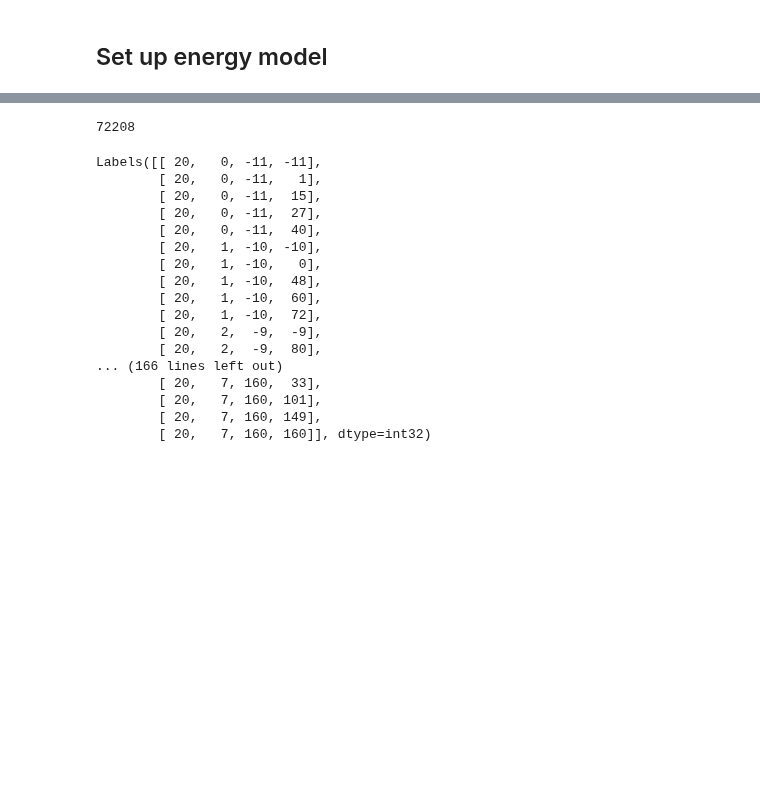
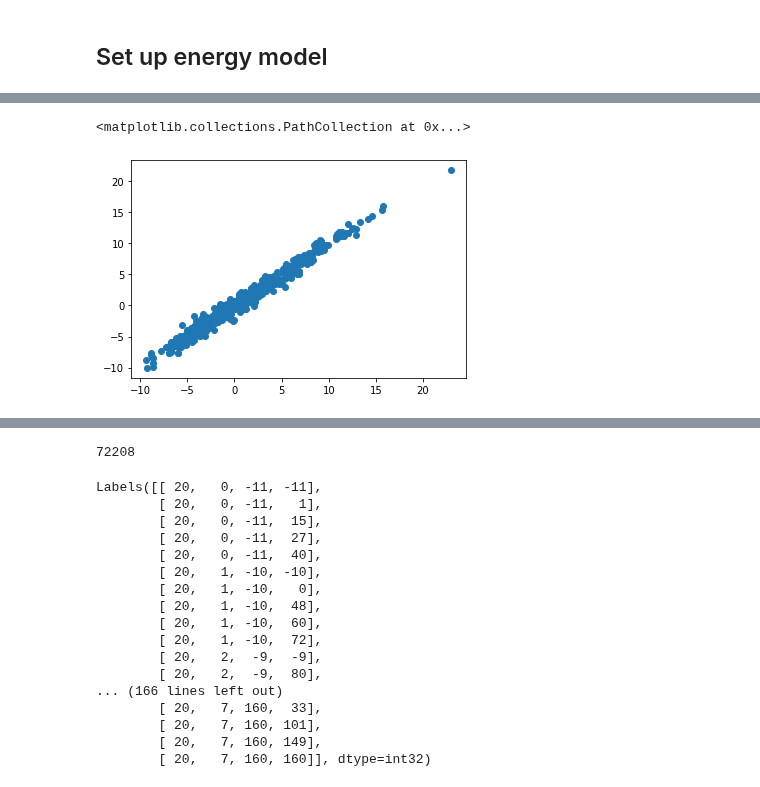
Before and after one commit to lab-cosmo/equistore-examples, a Jupyter notebook: carbon_bisp.ipynb, the cells around one changed output, grey strips where cells are left out. Drawn from its saved outputs; the diff is of its cells as text; code cells hidden in the pictures; blank space fills up the shorter version.

```diff
--- a/carbon_bisp.ipynb
+++ b/carbon_bisp.ipynb
@@ -340,0 +437,5 @@ epoch:  499 RMSE train:  8.816971940582002 RMSE test:  39.582511401860835
+# %%
+plt.scatter(energy[:ntrain], pred_best)
+# %% [output]
+<matplotlib.collections.PathCollection at 0x...>
+[figure, added]
```
Also changed, not shown: parts of 23 cells of this notebook.
